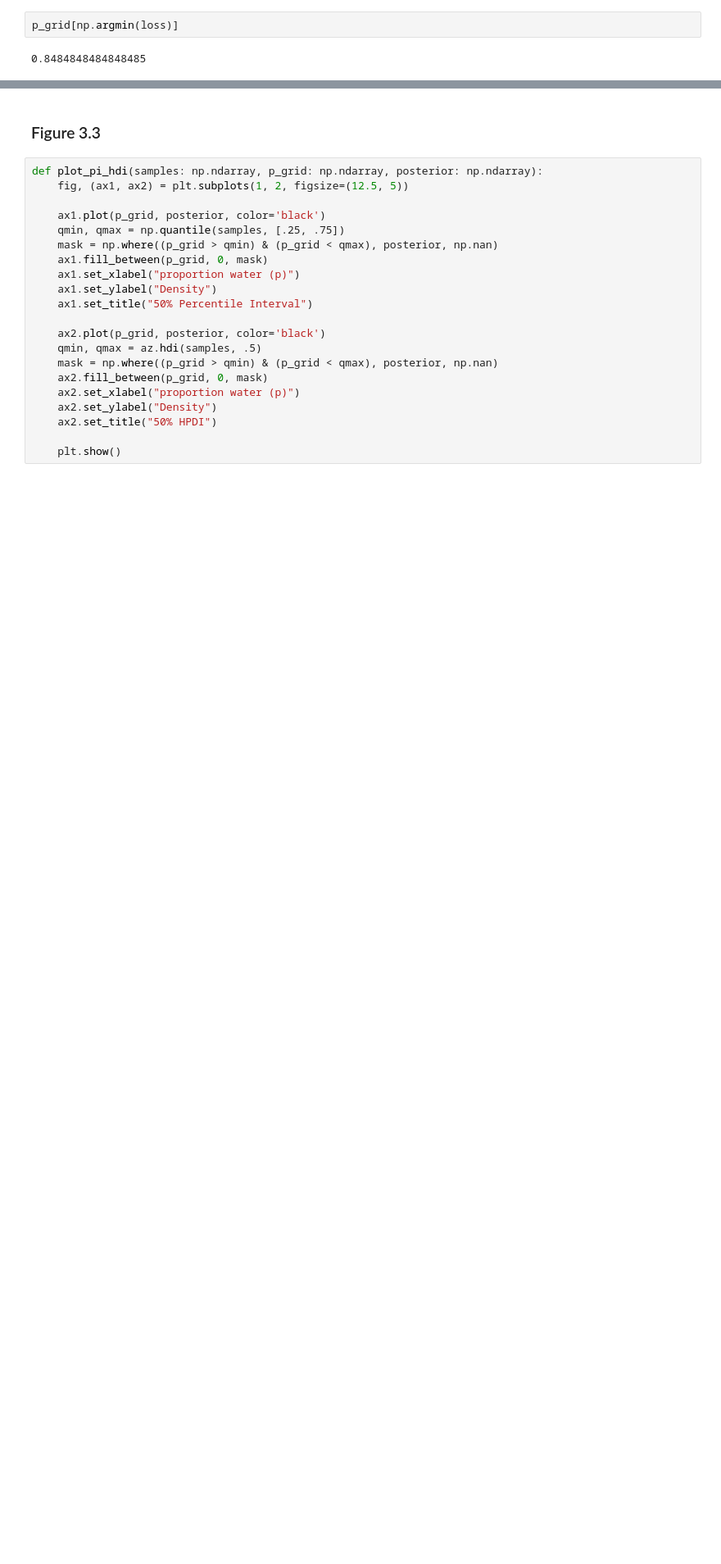
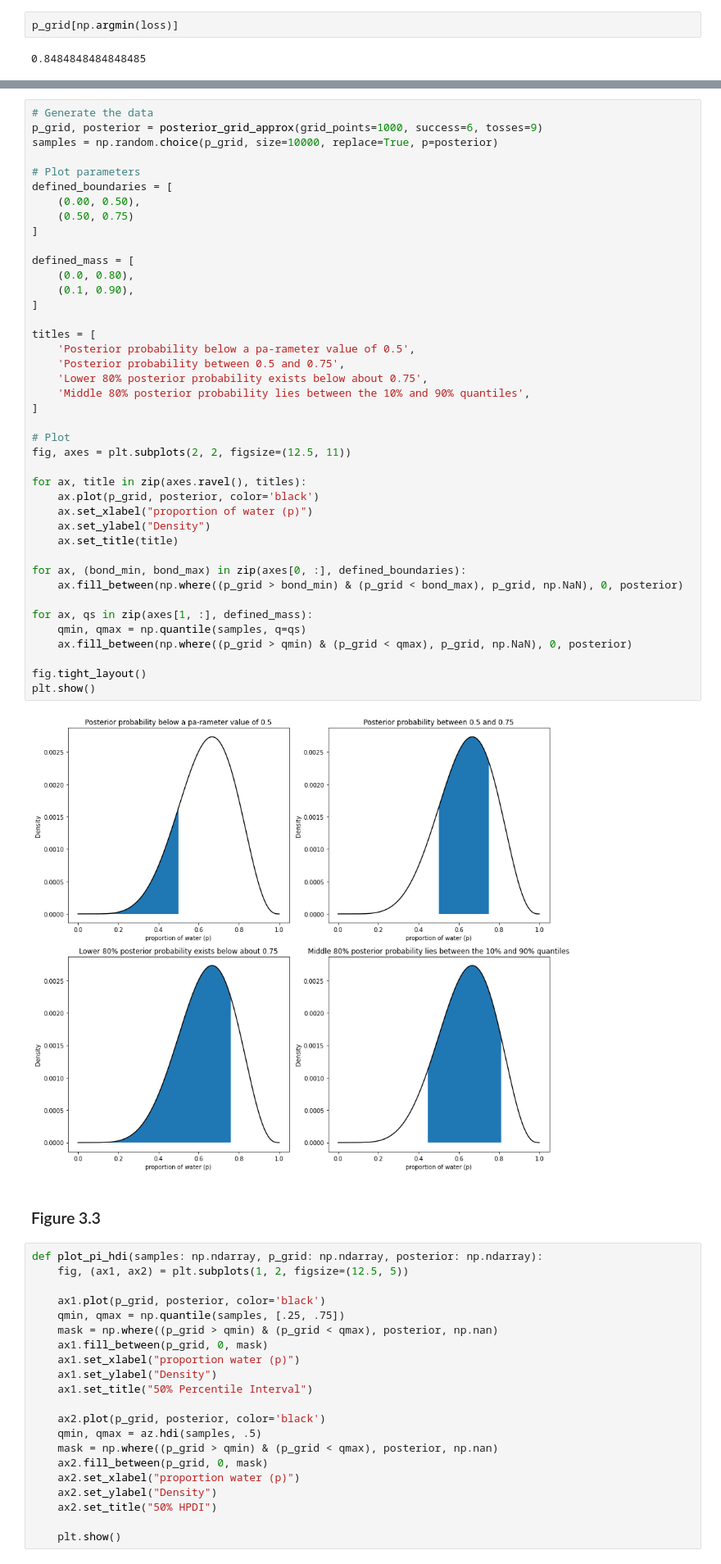
Before and after one commit to Giuco/statistical-rethinking, a Jupyter notebook: notebooks/Ch3.ipynb, the cells around one changed output, grey strips where cells are left out. Shown: that part at 82% size. Drawn from its saved outputs; the diff is of its cells as text; blank space fills up the shorter version.

```diff
--- a/notebooks/Ch3.ipynb
+++ b/notebooks/Ch3.ipynb
@@ -154,3 +231,46 @@ p_grid[np.argmin(loss)]
+# %%
+# Generate the data
+p_grid, posterior = posterior_grid_approx(grid_points=1000, success=6, tosses=9)
+samples = np.random.choice(p_grid, size=10000, replace=True, p=posterior)
+
+# Plot parameters
+defined_boundaries = [
+    (0.00, 0.50),
+    (0.50, 0.75)
+]
+
+defined_mass = [
+    (0.0, 0.80),
+    (0.1, 0.90),
+]
+
+titles = [
+    'Posterior probability below a pa-rameter value of 0.5',
+    'Posterior probability between 0.5 and 0.75',
+    'Lower 80% posterior probability exists below about 0.75',
+    'Middle 80% posterior probability lies between the 10% and 90% quantiles',
+]
+
+# Plot
+fig, axes = plt.subplots(2, 2, figsize=(12.5, 11))
+
+for ax, title in zip(axes.ravel(), titles):
+    ax.plot(p_grid, posterior, color='black')
+    ax.set_xlabel("proportion of water (p)")
+    ax.set_ylabel("Density")
+    ax.set_title(title)
+
+for ax, (bond_min, bond_max) in zip(axes[0, :], defined_boundaries):
+    ax.fill_between(np.where((p_grid > bond_min) & (p_grid < bond_max), p_grid, np.NaN), 0, posterior)
+
+for ax, qs in zip(axes[1, :], defined_mass):
+    qmin, qmax = np.quantile(samples, q=qs)
+    ax.fill_between(np.where((p_grid > qmin) & (p_grid < qmax), p_grid, np.NaN), 0, posterior)
+
+fig.tight_layout()
+plt.show()
+# %% [output]
+[figure, added]
 # %% [markdown]
 ### Figure 3.3
 # %%
```
Also changed, not shown: parts of 32 cells of this notebook.
